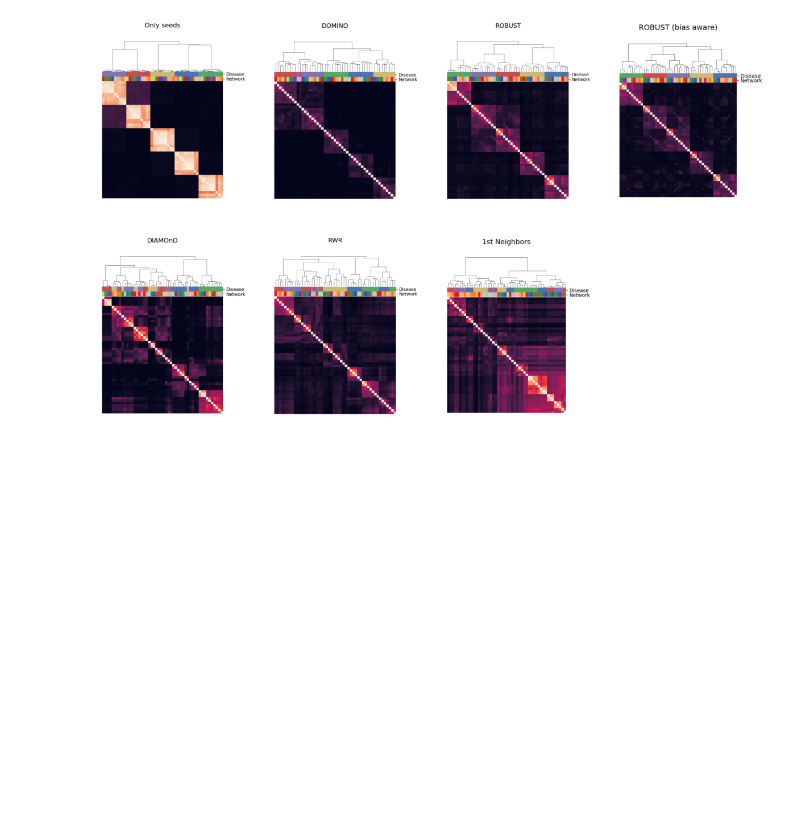
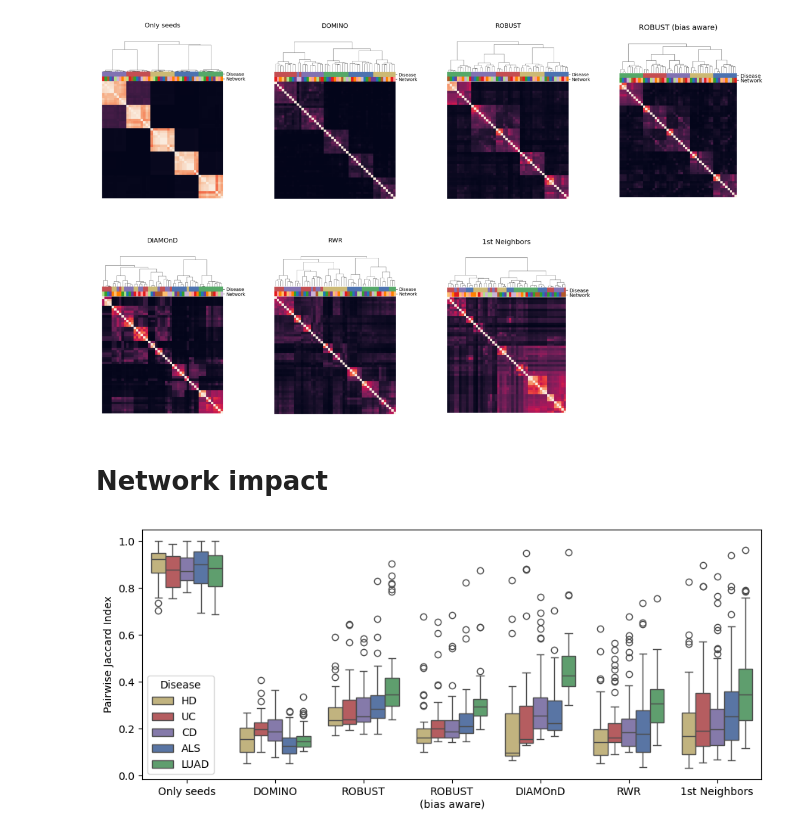
Before and after one commit to REPO4EU/modulediscovery_demonstration, a Jupyter notebook: src/08_module_overlap.ipynb, the cells around one changed output. Cells and saved outputs as stored; diff of their text form; code cells hidden in the pictures; blank space fills up the shorter version.

```diff
--- a/src/08_module_overlap.ipynb
+++ b/src/08_module_overlap.ipynb
@@ -148,3 +149,42 @@ for i, img in enumerate(heatmap_images):
 plt.show()
 # %% [output]
 [figure]
+# %% [markdown]
+# Network impact
+# %%
+overlap_across_networks_df = []
+for amim_id in amim_meta_df.id:
+    for seed_id in seed_meta_df.short:
+        mask = (ann_df.amim_id == amim_id) & (ann_df.seed_id == seed_id)
+        df_subset = df.loc[mask, mask]
+        # turn into a 2D numpy array
+        df_subset = df_subset.values
+        # Create a mask for the upper triangle
+        upper_triangle = df_subset[np.triu_indices(df_subset.shape[0], k = 1)]
+        upper_triangle_df = pd.DataFrame()
+        upper_triangle_df["jaccard"] = upper_triangle
+        upper_triangle_df["amim_id"] = amim_id
+        upper_triangle_df["seed_id"] = seed_id
+        overlap_across_networks_df.append(upper_triangle_df)
+overlap_across_networks_df = pd.concat(overlap_across_networks_df)
+overlap_across_networks_df["method"] = overlap_across_networks_df.amim_id.map(dict(zip(amim_meta_df.id, amim_meta_df.label)))
+# %%
+# visualize as boxplot
+plt.figure(figsize=(9, 4))
+sns.boxplot(
+    data=overlap_across_networks_df,
+    x="method",
+    y="jaccard",
+    hue="seed_id",
+    hue_order=seed_meta_df.short,
+    order=amim_meta_df.label,
+    palette=dict(zip(seed_meta_df.short, seed_meta_df.color)),
+)
+plt.xlabel("")
+plt.ylabel("Pairwise Jaccard Index")
+plt.legend(title="Disease")
+plt.tight_layout()
+plt.show()
+plt.show()
+# %% [output]
+[figure, added]
```
Also changed, not shown: parts of 1 cell of this notebook.
